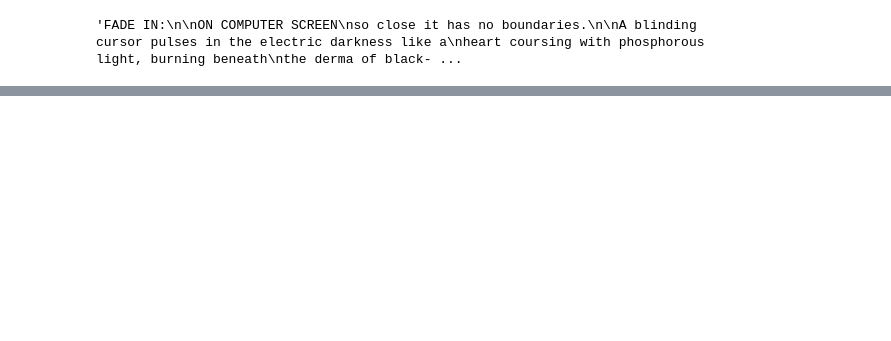
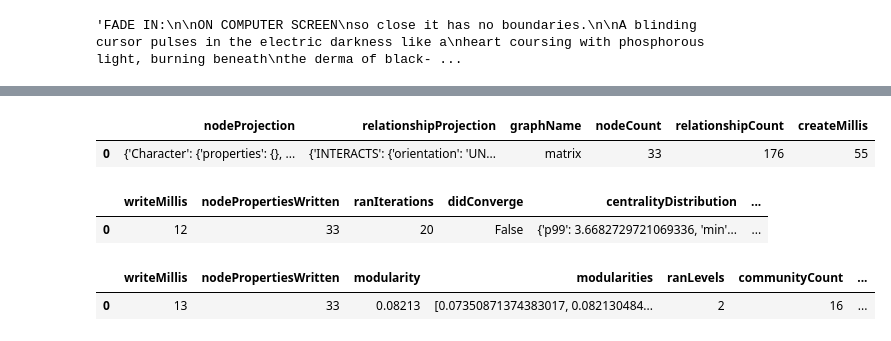
Before and after one commit to tomasonjo/blogs, a Jupyter notebook: matrix/MatrixNLP.ipynb, the cells around one changed output, grey strips where cells are left out. Cells and saved outputs as stored; diff of their text form; code cells hidden in the pictures; blank space fills up the shorter version.

```diff
--- a/matrix/MatrixNLP.ipynb
+++ b/matrix/MatrixNLP.ipynb
@@ -185,0 +261,21 @@ def get_matcher_patterns(name):
+# %%
+read_query("""
+CALL gds.graph.create("matrix", "Character", {INTERACTS: {orientation:"UNDIRECTED", properties:"weight"}})
+""")
+# %% [output]
+|  | nodeProjection | relationshipProjection | graphName | nodeCount | relationshipCount | createMillis |
+| 0 | {'Character': {'properties': {}, ... | {'INTERACTS': {'orientation': 'UN... | matrix | 33 | 176 | 55 |
+# %%
+read_query("""
+CALL gds.pageRank.write("matrix", {relationshipWeightProperty:"weight", writeProperty:"pagerank"})
+""")
+# %% [output]
+|  | writeMillis | nodePropertiesWritten | ranIterations | didConverge | centralityDistribution | ... |
+| 0 | 12 | 33 | 20 | False | {'p99': 3.6682729721069336, 'min'... | ... |
+# %%
+read_query("""
+CALL gds.louvain.write("matrix", {relationshipWeightProperty:"weight", writeProperty:"louvain"})
+""")
+# %% [output]
+|  | writeMillis | nodePropertiesWritten | modularity | modularities | ranLevels | communityCount | ... |
+| 0 | 13 | 33 | 0.08213 | [0.07350871374383017, 0.082130484... | 2 | 16 | ... |
```
Also changed, not shown: parts of 16 cells of this notebook.
